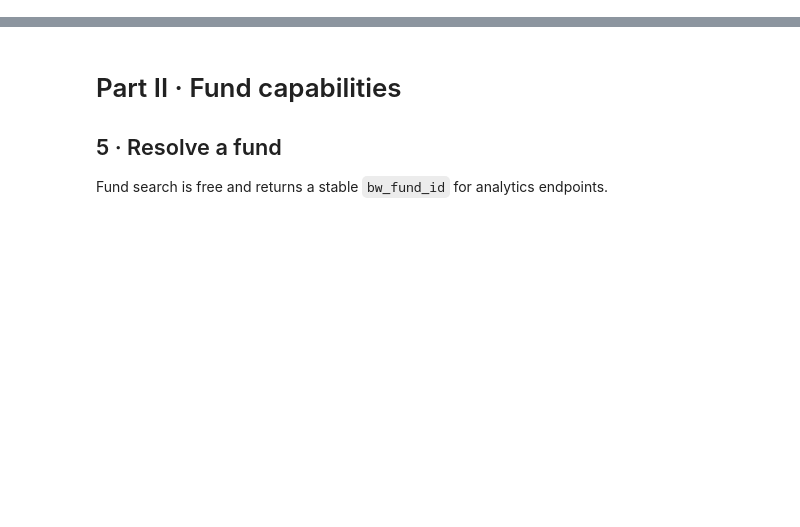
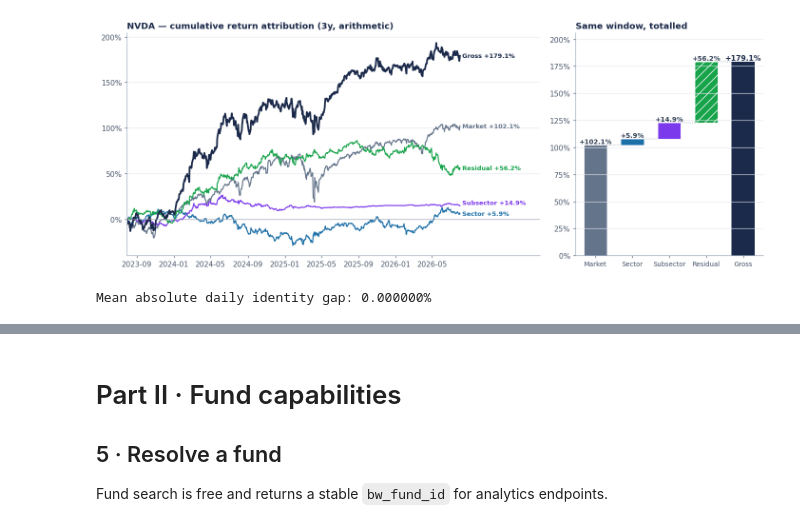
Before and after one commit to BlueWaterCorp/Omega_RiskModels, a Jupyter notebook: notebooks/RiskModels_Stocks_and_Funds_Quickstart.ipynb, the cells around one changed output, grey strips where cells are left out. Drawn from its saved outputs; the diff is of its cells as text; code cells hidden in the pictures; blank space fills up the shorter version.

```diff
--- a/notebooks/RiskModels_Stocks_and_Funds_Quickstart.ipynb
+++ b/notebooks/RiskModels_Stocks_and_Funds_Quickstart.ipynb
@@ -128,0 +284,42 @@ print({
+# %%
+stock_history = client.get_ticker_returns(STOCK_TICKER, years=STOCK_YEARS).copy()
+if stock_history.empty:
+    raise ValueError(f"No return history returned for {STOCK_TICKER}.")
+
+stock_history["date"] = pd.to_datetime(stock_history["date"])
+stock_history = stock_history.sort_values("date").reset_index(drop=True)
+
+gross_col = pick_col(stock_history, "returns_gross", "gross_return")
+l1_fr = pick_col(stock_history, "l1_factor_return", "l1_fr")
+l2_fr = pick_col(stock_history, "l2_factor_return", "l2_fr")
+l3_fr = pick_col(stock_history, "l3_factor_return", "l3_fr")
+l1_cfr = pick_col(stock_history, "l1_combined_factor_return", "l1_cfr")
+l2_cfr = pick_col(stock_history, "l2_combined_factor_return", "l2_cfr")
+l3_cfr = pick_col(stock_history, "l3_combined_factor_return", "l3_cfr")
+l3_rr = pick_col(stock_history, "l3_residual_return", "l3_rr")
+
+if gross_col is None or l3_cfr is None:
+    raise KeyError("Expected gross and L3 factor-return fields are not present. Inspect stock_history.columns.")
+
+contrib = pd.DataFrame(index=stock_history.index)
+contrib["Market"] = stock_history[l1_fr] if l1_fr else stock_history[l1_cfr]
+contrib["Sector"] = stock_history[l2_fr] if l2_fr else stock_history[l2_cfr] - stock_history[l1_cfr]
+contrib["Subsector"] = stock_history[l3_fr] if l3_fr else stock_history[l3_cfr] - stock_history[l2_cfr]
+contrib["Residual"] = stock_history[l3_rr] if l3_rr else stock_history[gross_col] - stock_history[l3_cfr]
+contrib["Gross"] = stock_history[gross_col]
+
+cumulative = cum_with_t0(contrib, stock_history["date"])
+
+fig, (ax1, ax2) = plt.subplots(1, 2, figsize=(13, 5), gridspec_kw={"width_ratios": [2.2, 1]})
+attribution_lines(ax1, cumulative,
+                  title=f"{STOCK_TICKER} — cumulative return attribution ({STOCK_YEARS}y, arithmetic)")
+totals = contrib[["Market", "Sector", "Subsector", "Residual"]].sum()
+waterfall(ax2, totals.to_dict(), total_label="Gross", title="Same window, totalled")
+plt.tight_layout()
+plt.show()
+
+check = (contrib[["Market", "Sector", "Subsector", "Residual"]].sum(axis=1) - contrib["Gross"]).abs()
+print("Mean absolute daily identity gap:", f"{check.mean():.6%}")
+# %% [output]
+[figure, added]
+Mean absolute daily identity gap: 0.000000%
```
Also changed, not shown: parts of 35 cells of this notebook, 1 other file.
